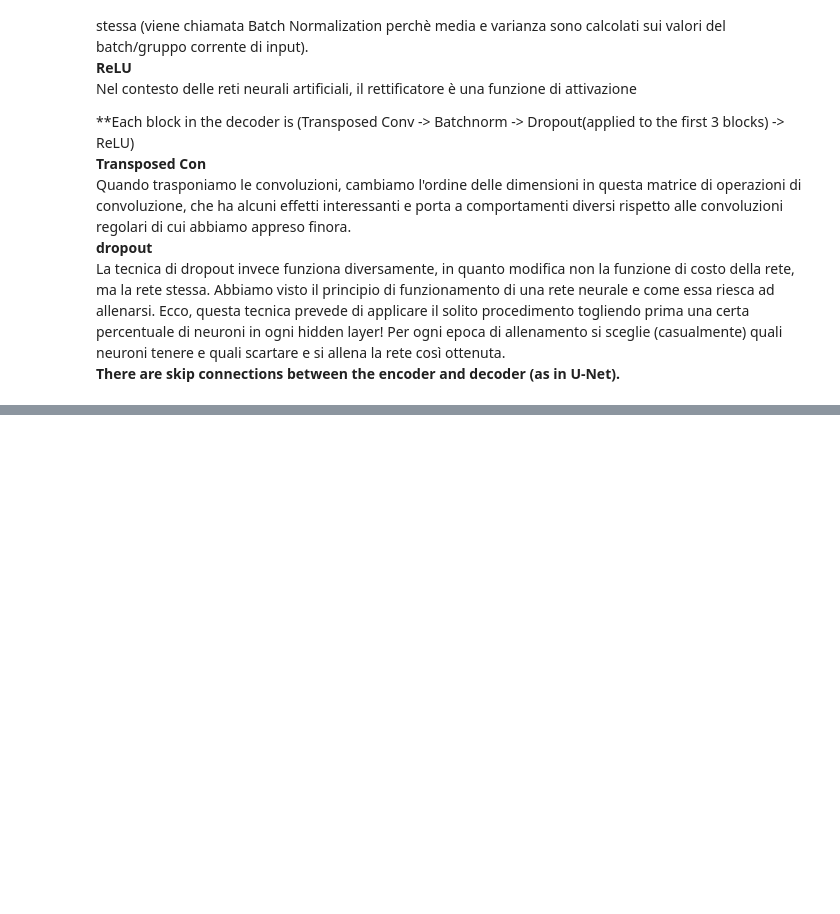
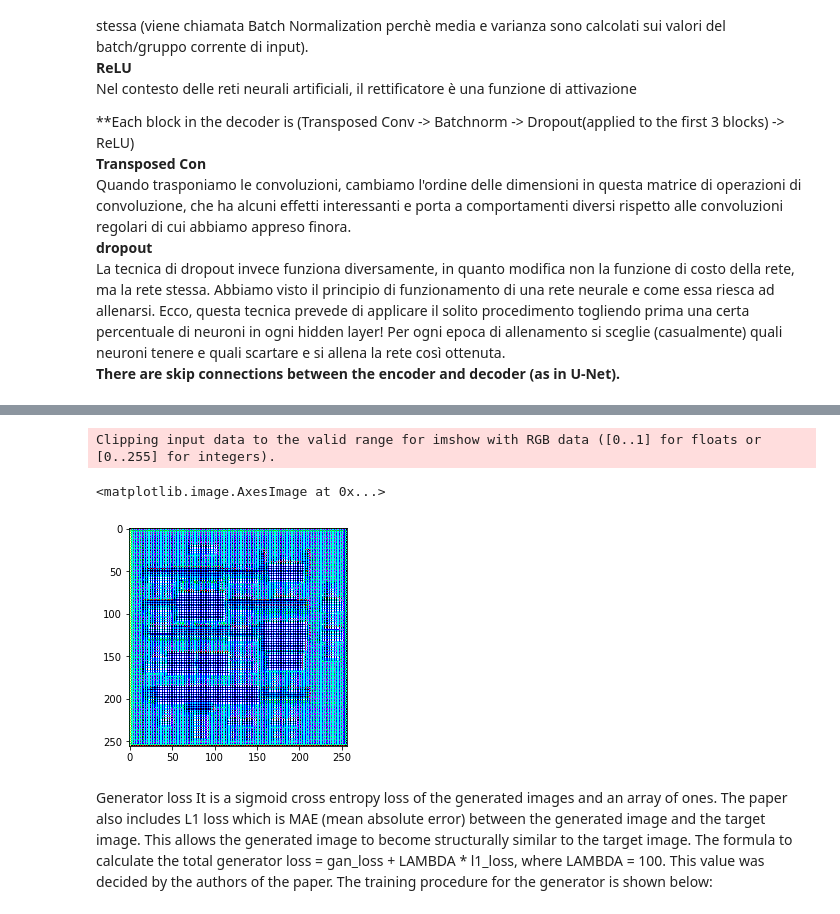
Before and after one commit to must4in3/6-Projecto-final, a Jupyter notebook: TEST-Generador.ipynb, the cells around one changed output, grey strips where cells are left out. Saved outputs shown, nothing was run; the diff lists cells and outputs as text; code cells hidden in the pictures; blank space fills up the shorter version.

```diff
--- a/TEST-Generador.ipynb
+++ b/TEST-Generador.ipynb
@@ -181,0 +278,14 @@ def downsample(filters, size, apply_batchnorm=True):
+# %%
+gen_output = generator(inp[tf.newaxis,...], training=False)
+plt.imshow(gen_output[0,...])
+# %% [output]
+Clipping input data to the valid range for imshow with RGB data ([0..1] for floats or [0..255] for integers).
+<matplotlib.image.AxesImage at 0x...>
+[figure, added]
+# %% [markdown]
+Generator loss
+It is a sigmoid cross entropy loss of the generated images and an array of ones.
+The paper also includes L1 loss which is MAE (mean absolute error) between the generated image and the target image.
+This allows the generated image to become structurally similar to the target image.
+The formula to calculate the total generator loss = gan_loss + LAMBDA * l1_loss, where LAMBDA = 100. This value was decided by the authors of the paper.
+The training procedure for the generator is shown below:
```
Also changed, not shown: parts of 14 cells of this notebook, 2 other files.
